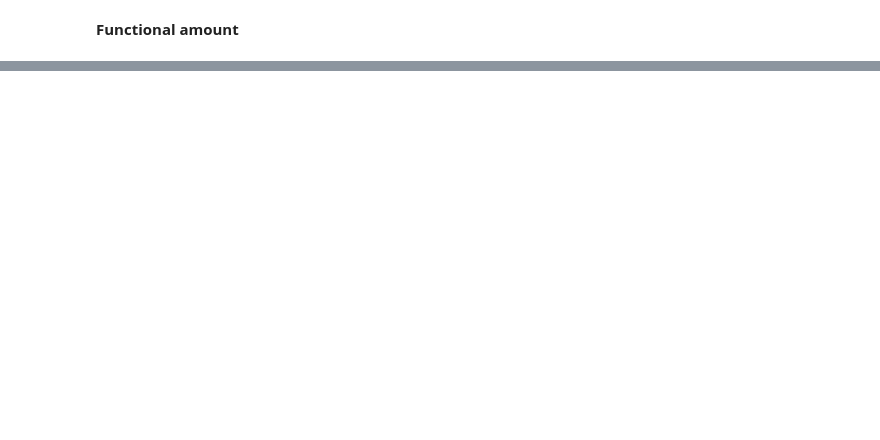
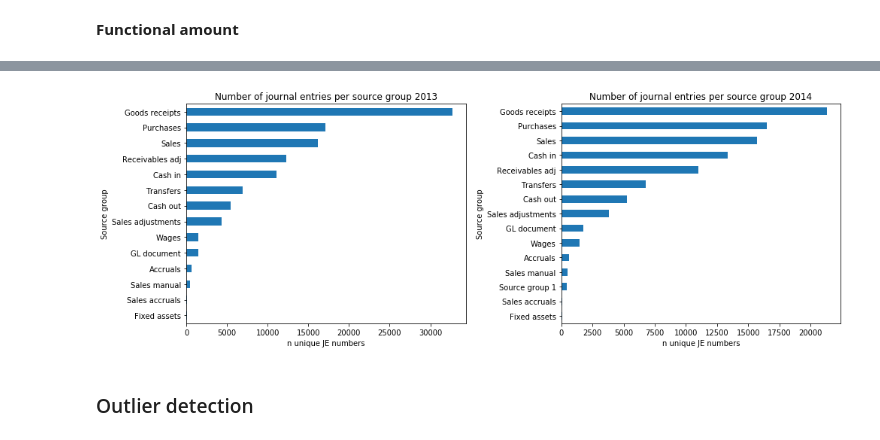
Before and after one commit to DariaDLA/Case-Study-1, a Jupyter notebook: case_study_journal_eda.ipynb, the cells around one changed output, grey strips where cells are left out. Saved outputs shown, nothing was run; the diff lists cells and outputs as text; code cells hidden in the pictures; blank space fills up the shorter version.

```diff
--- a/case_study_journal_eda.ipynb
+++ b/case_study_journal_eda.ipynb
@@ -6,6 +8,6 @@ import matplotlib.pyplot as plt
 # %%
-j13 = pd.read_csv("journal13.csv")
-j14 = pd.read_csv("journal14.csv")
+j13 = pd.read_csv("journal13.csv", index_col=0)
+j14 = pd.read_csv("journal14.csv", index_col=0)
 # %%
 #j13 = pd.read_excel("ABC 2013 JEs.xlsx")
 # %%
@@ -49,11 +53,11 @@ Effective date= Buchungsdatum
 
 Entry date= Belegdatum
 # %%
-j13['DOW_entry_date'] = j13["Entry date"].dt.dayofweek
-j13['DOW_effective_date'] = j13["Effective date"].dt.dayofweek
+#j13['DOW_entry_date'] = j13["Entry date"].dt.dayofweek
+#j13['DOW_effective_date'] = j13["Effective date"].dt.dayofweek
 # %%
-j14['DOW_entry_date'] = j14["Entry date"].dt.dayofweek
-j14['DOW_effective_date'] = j14["Effective date"].dt.dayofweek
+#j14['DOW_entry_date'] = j14["Entry date"].dt.dayofweek
+#j14['DOW_effective_date'] = j14["Effective date"].dt.dayofweek
 # %% [markdown]
 **Folgende Variablen beinhalten keine Informationen:**
 
@@ -173,0 +353,3 @@ Text(0.5, 0.98, 'Functional amount distribution (day of week), 2013')
+# %%
+n_lines_year_group = df.groupby(['Fiscal year', 'Source group']).aggregate({'JE number':'nunique'}).\
+rename(columns={'JE number':'n_lines'})
@@ -173,0 +406,15 @@ Text(0.5, 0.98, 'Functional amount distribution (day of week), 2013')
+# %%
+fig, axes = plt.subplots(1, 2, figsize=(14, 5))
+n_lines_year_group.loc[2013].sort_values('n_lines', ascending=False)\
+.plot(kind="barh", ax=axes[0], legend=False, title="Number of journal entries per source group 2013")
+axes[0].invert_yaxis()
+axes[0].set(xlabel="n unique JE numbers")
+n_lines_year_group.loc[2014].sort_values('n_lines', ascending=False)\
+.plot(kind="barh", ax=axes[1], legend=False, title="Number of journal entries per source group 2014")
+axes[1].invert_yaxis()
+axes[1].set(xlabel="n unique JE numbers")
+plt.tight_layout()
+# %% [output]
+[figure, added]
+# %% [markdown]
+### Outlier detection
```
Also changed, not shown: parts of 34 cells of this notebook.
